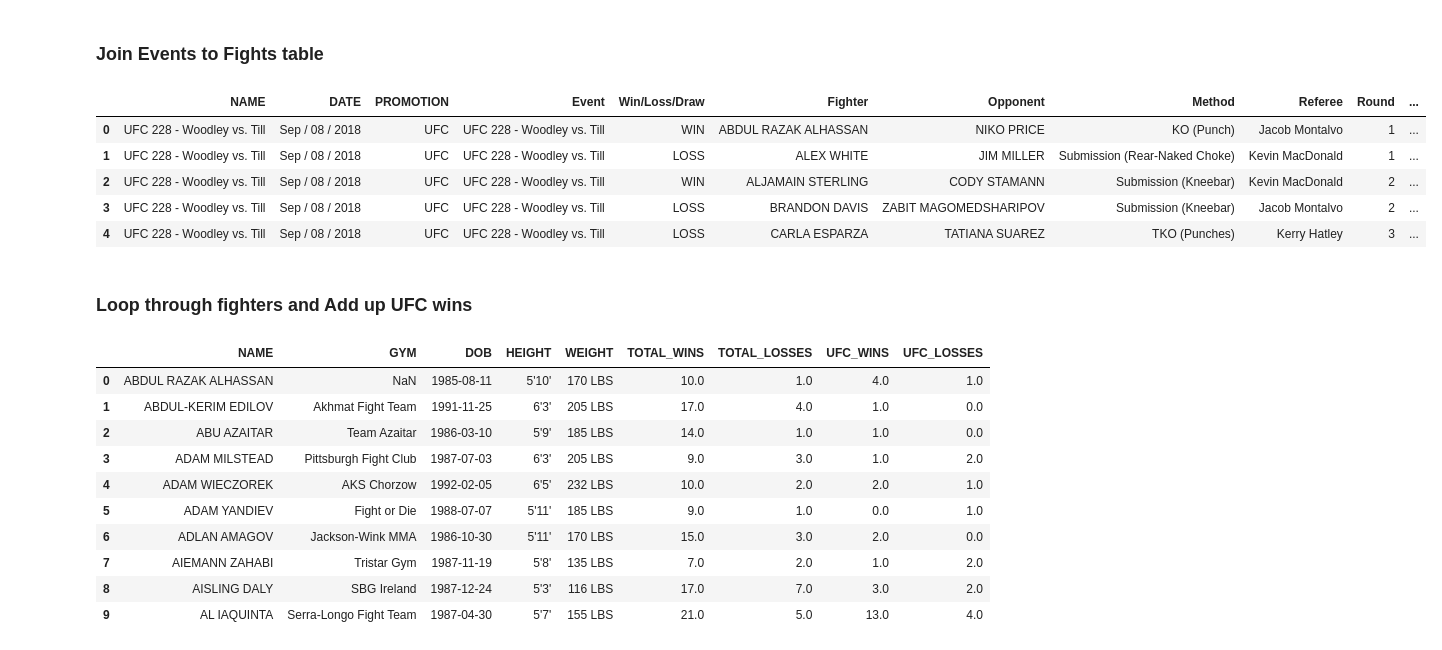
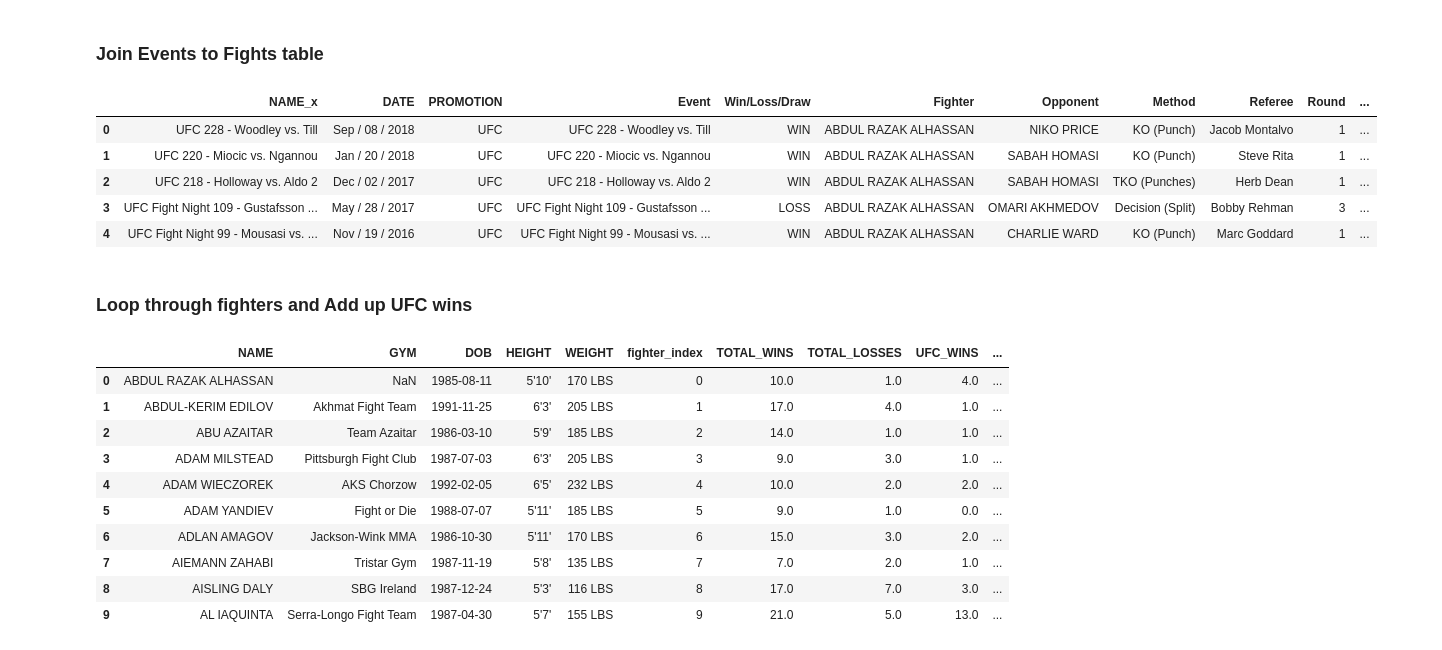
Before and after one commit to PaulGLujan/libra, a Jupyter notebook: notebooks/wins-by-promotion.ipynb, the cells around one changed output. Saved outputs shown, nothing was run; the diff lists cells and outputs as text; code cells hidden in the pictures.

Commit message:
Started plotting wins by promotion

```diff
--- a/notebooks/wins-by-promotion.ipynb
+++ b/notebooks/wins-by-promotion.ipynb
@@ -33,6 +34,15 @@ for index_label, row_series in events.iterrows():
     if promotion_name == "UFC Live":
         promotion_name = "UFC"
 
+    if promotion_name == 'M-1 Selection':
+        promotion_name = "M-1"
+
+    if promotion_name == 'M-1 Challenge':
+        promotion_name = "M-1"
+
+    if promotion_name == 'M-1 Global':
+        promotion_name = "M-1"
+
     events.at[index_label , 'PROMOTION'] = promotion_name
 # %%
 events.head(10)
@@ -53,21 +63,24 @@ events.head(10)
 # %%
 fights_path = "../data/fights.csv"
 fights = pd.read_csv(fights_path)
+fighters_path = "../data/fighters.csv"
+fighters = pd.read_csv(fighters_path)
+fighters['fighter_index'] = fighters.index
 # %%
 events_fights = pd.merge(events, fights, left_on='NAME', right_on='Event')
-events_fights.head()
+events_fights_fighters = pd.merge(events_fights, fighters, left_on="Fighter", right_on="NAME")
+events_fights_fighters.head()
 # %% [output]
-|  | NAME | DATE | PROMOTION | Event | Win/Loss/Draw | Fighter | Opponent | Method | Referee | Round | ... |
+|  | NAME_x | DATE | PROMOTION | Event | Win/Loss/Draw | Fighter | Opponent | Method | Referee | Round | ... |
 | 0 | UFC 228 - Woodley vs. Till | Sep / 08 / 2018 | UFC | UFC 228 - Woodley vs. Till | WIN | ABDUL RAZAK ALHASSAN | NIKO PRICE | KO (Punch) | Jacob Montalvo | 1 | ... |
-| 1 | UFC 228 - Woodley vs. Till | Sep / 08 / 2018 | UFC | UFC 228 - Woodley vs. Till | LOSS | ALEX WHITE | JIM MILLER | Submission (Rear-Naked Choke) | Kevin MacDonald | 1 | ... |
-| 2 | UFC 228 - Woodley vs. Till | Sep / 08 / 2018 | UFC | UFC 228 - Woodley vs. Till | WIN | ALJAMAIN STERLING | CODY STAMANN | Submission (Kneebar) | Kevin MacDonald | 2 | ... |
-| 3 | UFC 228 - Woodley vs. Till | Sep / 08 / 2018 | UFC | UFC 228 - Woodley vs. Till | LOSS | BRANDON DAVIS | ZABIT MAGOMEDSHARIPOV | Submission (Kneebar) | Jacob Montalvo | 2 | ... |
-| 4 | UFC 228 - Woodley vs. Till | Sep / 08 / 2018 | UFC | UFC 228 - Woodley vs. Till | LOSS | CARLA ESPARZA | TATIANA SUAREZ | TKO (Punches) | Kerry Hatley | 3 | ... |
+| 1 | UFC 220 - Miocic vs. Ngannou | Jan / 20 / 2018 | UFC | UFC 220 - Miocic vs. Ngannou | WIN | ABDUL RAZAK ALHASSAN | SABAH HOMASI | KO (Punch) | Steve Rita | 1 | ... |
+| 2 | UFC 218 - Holloway vs. Aldo 2 | Dec / 02 / 2017 | UFC | UFC 218 - Holloway vs. Aldo 2 | WIN | ABDUL RAZAK ALHASSAN | SABAH HOMASI | TKO (Punches) | Herb Dean | 1 | ... |
+| 3 | UFC Fight Night 109 - Gustafsson ... | May / 28 / 2017 | UFC | UFC Fight Night 109 - Gustafsson ... | LOSS | ABDUL RAZAK ALHASSAN | OMARI AKHMEDOV | Decision (Split) | Bobby Rehman | 3 | ... |
+| 4 | UFC Fight Night 99 - Mousasi vs. ... | Nov / 19 / 2016 | UFC | UFC Fight Night 99 - Mousasi vs. ... | WIN | ABDUL RAZAK ALHASSAN | CHARLIE WARD | KO (Punch) | Marc Goddard | 1 | ... |
 # %% [markdown]
 ### Loop through fighters and Add up UFC wins
 # %%
-fighters_path = "../data/fighters.csv"
-fighters = pd.read_csv(fighters_path)
+
 
 for index_label, row_series in fighters.iterrows():
     fighter_name = fighters["NAME"].values[index_label]
@@ -85,14 +98,14 @@ for index_label, row_series in fighters.iterrows():
 
 fighters.head(10)
 # %% [output]
-|  | NAME | GYM | DOB | HEIGHT | WEIGHT | TOTAL_WINS | TOTAL_LOSSES | UFC_WINS | UFC_LOSSES |
-| 0 | ABDUL RAZAK ALHASSAN | NaN | 1985-08-11 | 5'10' | 170 LBS | 10.0 | 1.0 | 4.0 | 1.0 |
-| 1 | ABDUL-KERIM EDILOV | Akhmat Fight Team | 1991-11-25 | 6'3' | 205 LBS | 17.0 | 4.0 | 1.0 | 0.0 |
-| 2 | ABU AZAITAR | Team Azaitar | 1986-03-10 | 5'9' | 185 LBS | 14.0 | 1.0 | 1.0 | 0.0 |
-| 3 | ADAM MILSTEAD | Pittsburgh Fight Club | 1987-07-03 | 6'3' | 205 LBS | 9.0 | 3.0 | 1.0 | 2.0 |
-| 4 | ADAM WIECZOREK | AKS Chorzow | 1992-02-05 | 6'5' | 232 LBS | 10.0 | 2.0 | 2.0 | 1.0 |
-| 5 | ADAM YANDIEV | Fight or Die | 1988-07-07 | 5'11' | 185 LBS | 9.0 | 1.0 | 0.0 | 1.0 |
-| 6 | ADLAN AMAGOV | Jackson-Wink MMA | 1986-10-30 | 5'11' | 170 LBS | 15.0 | 3.0 | 2.0 | 0.0 |
-| 7 | AIEMANN ZAHABI | Tristar Gym | 1987-11-19 | 5'8' | 135 LBS | 7.0 | 2.0 | 1.0 | 2.0 |
-| 8 | AISLING DALY | SBG Ireland | 1987-12-24 | 5'3' | 116 LBS | 17.0 | 7.0 | 3.0 | 2.0 |
-| 9 | AL IAQUINTA | Serra-Longo Fight Team | 1987-04-30 | 5'7' | 155 LBS | 21.0 | 5.0 | 13.0 | 4.0 |
+|  | NAME | GYM | DOB | HEIGHT | WEIGHT | fighter_index | TOTAL_WINS | TOTAL_LOSSES | UFC_WINS | ... |
+| 0 | ABDUL RAZAK ALHASSAN | NaN | 1985-08-11 | 5'10' | 170 LBS | 0 | 10.0 | 1.0 | 4.0 | ... |
+| 1 | ABDUL-KERIM EDILOV | Akhmat Fight Team | 1991-11-25 | 6'3' | 205 LBS | 1 | 17.0 | 4.0 | 1.0 | ... |
+| 2 | ABU AZAITAR | Team Azaitar | 1986-03-10 | 5'9' | 185 LBS | 2 | 14.0 | 1.0 | 1.0 | ... |
+| 3 | ADAM MILSTEAD | Pittsburgh Fight Club | 1987-07-03 | 6'3' | 205 LBS | 3 | 9.0 | 3.0 | 1.0 | ... |
+| 4 | ADAM WIECZOREK | AKS Chorzow | 1992-02-05 | 6'5' | 232 LBS | 4 | 10.0 | 2.0 | 2.0 | ... |
+| 5 | ADAM YANDIEV | Fight or Die | 1988-07-07 | 5'11' | 185 LBS | 5 | 9.0 | 1.0 | 0.0 | ... |
+| 6 | ADLAN AMAGOV | Jackson-Wink MMA | 1986-10-30 | 5'11' | 170 LBS | 6 | 15.0 | 3.0 | 2.0 | ... |
+| 7 | AIEMANN ZAHABI | Tristar Gym | 1987-11-19 | 5'8' | 135 LBS | 7 | 7.0 | 2.0 | 1.0 | ... |
+| 8 | AISLING DALY | SBG Ireland | 1987-12-24 | 5'3' | 116 LBS | 8 | 17.0 | 7.0 | 3.0 | ... |
+| 9 | AL IAQUINTA | Serra-Longo Fight Team | 1987-04-30 | 5'7' | 155 LBS | 9 | 21.0 | 5.0 | 13.0 | ... |
```
Also changed, not shown: parts of 11 cells of this notebook.
